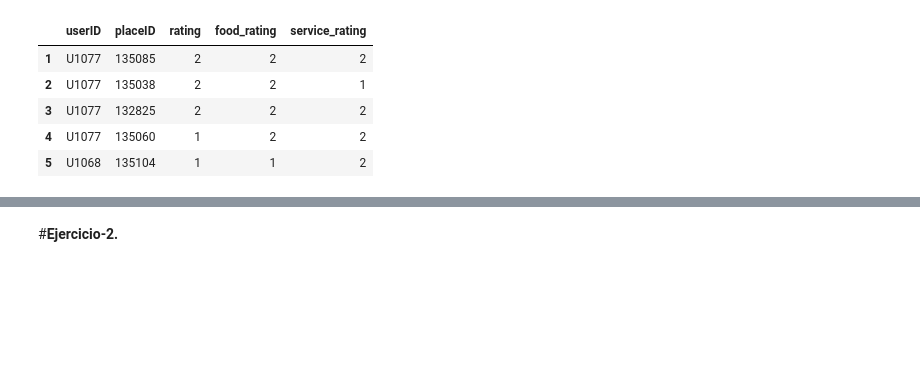
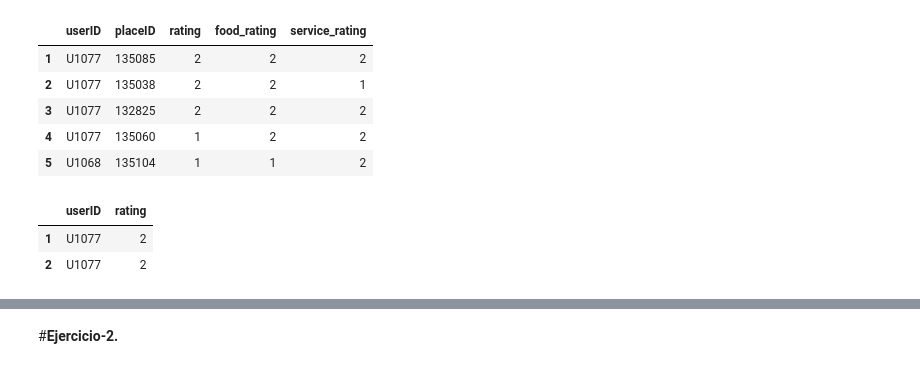
Before and after one commit to LH-1169213/Equipo3, a Jupyter notebook: MNA_IAyAA_semana_10_Actividad.ipynb, the cells around one changed output, grey strips where cells are left out. Saved outputs shown, nothing was run; the diff lists cells and outputs as text; code cells hidden in the pictures; blank space fills up the shorter version.

```diff
--- a/MNA_IAyAA_semana_10_Actividad.ipynb
+++ b/MNA_IAyAA_semana_10_Actividad.ipynb
@@ -41,6 +41,14 @@ df_ratingfinal.head()
 | 3 | U1077 | 132825 | 2 | 2 | 2 |
 | 4 | U1077 | 135060 | 1 | 2 | 2 |
 | 5 | U1068 | 135104 | 1 | 1 | 2 |
+# %%
+#Obteniendo datos de valor del archivo rating_final.csv
+ID_rating = df_ratingfinal[['userID','rating']]
+ID_rating.head(2)
+# %% [output]
+|  | userID | rating |
+| 1 | U1077 | 2 |
+| 2 | U1077 | 2 |
 # %%
 #file is not valid UTF-8. A common workaround is to force a different encoding, commonly 'latin-1'
 #Se esta primera solución para el encode porque nos permite visualizar correctamente los acentos
```
Also changed, not shown: parts of 3 cells of this notebook.
